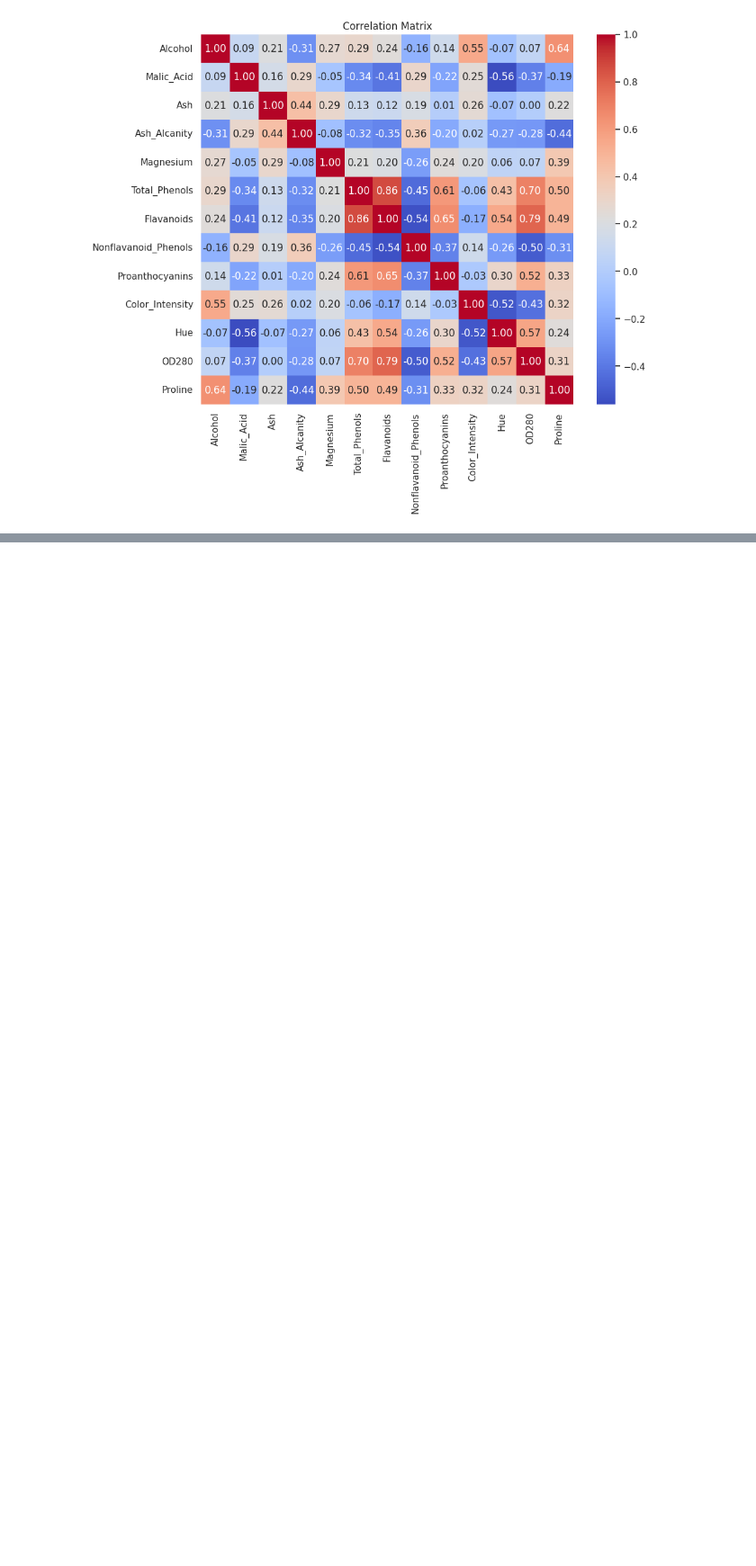
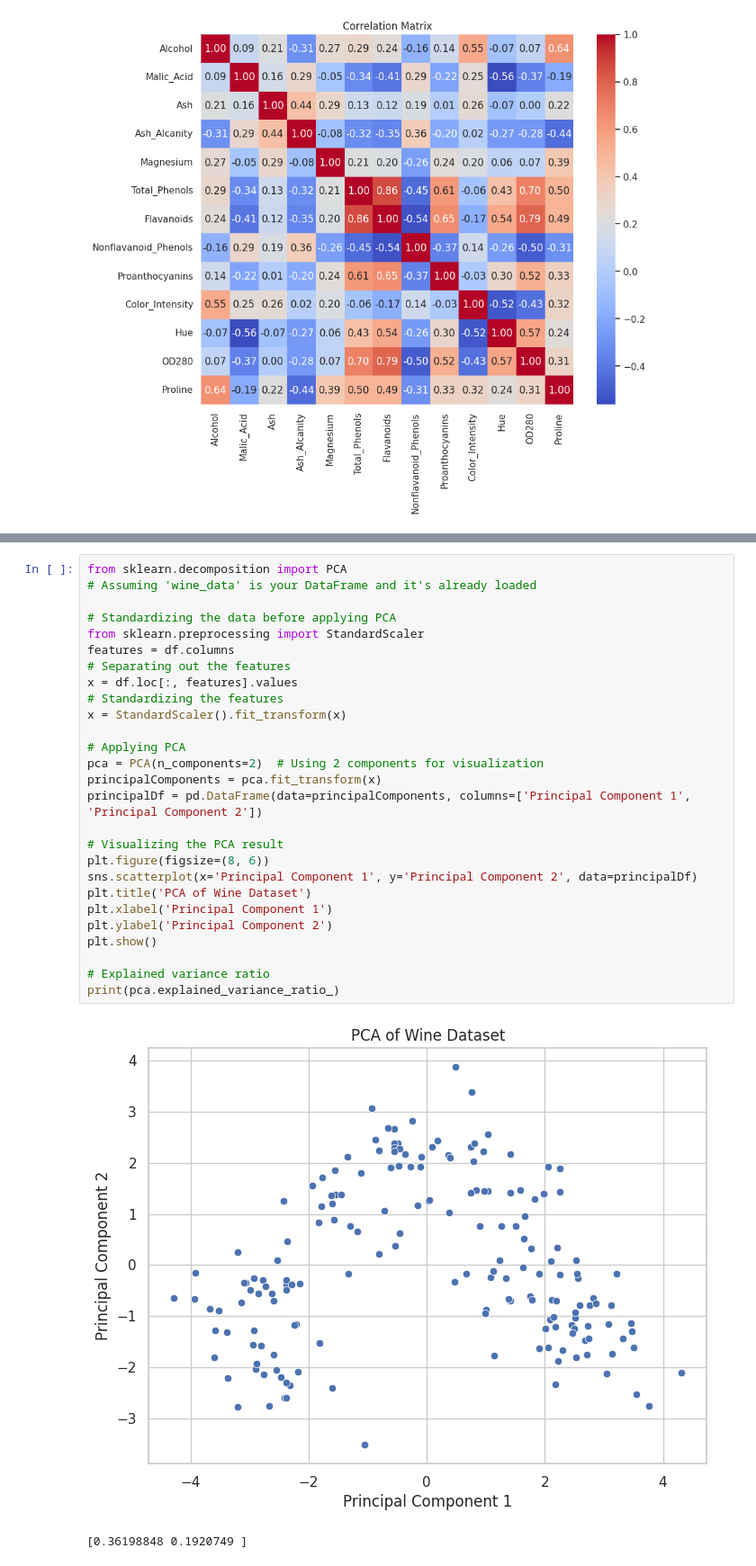
Before and after one commit to vyasn30/webelight-challenge, a Jupyter notebook: challenge2/eda.ipynb, the cells around one changed output, grey strips where cells are left out. Shown at 90% size. Drawn from its saved outputs; the diff is of its cells as text; blank space fills up the shorter version.

```diff
--- a/challenge2/eda.ipynb
+++ b/challenge2/eda.ipynb
@@ -118,0 +150,30 @@ plt.show()
+# %%
+from sklearn.decomposition import PCA
+# Assuming 'wine_data' is your DataFrame and it's already loaded
+
+# Standardizing the data before applying PCA
+from sklearn.preprocessing import StandardScaler
+features = df.columns
+# Separating out the features
+x = df.loc[:, features].values
+# Standardizing the features
+x = StandardScaler().fit_transform(x)
+
+# Applying PCA
+pca = PCA(n_components=2)  # Using 2 components for visualization
+principalComponents = pca.fit_transform(x)
+principalDf = pd.DataFrame(data=principalComponents, columns=['Principal Component 1', 'Principal Component 2'])
+
+# Visualizing the PCA result
+plt.figure(figsize=(8, 6))
+sns.scatterplot(x='Principal Component 1', y='Principal Component 2', data=principalDf)
+plt.title('PCA of Wine Dataset')
+plt.xlabel('Principal Component 1')
+plt.ylabel('Principal Component 2')
+plt.show()
+
+# Explained variance ratio
+print(pca.explained_variance_ratio_)
+# %% [output]
+[figure, added]
+[0.36198848 0.1920749 ]
```
Also changed, not shown: parts of 6 cells of this notebook, 9 other files.
